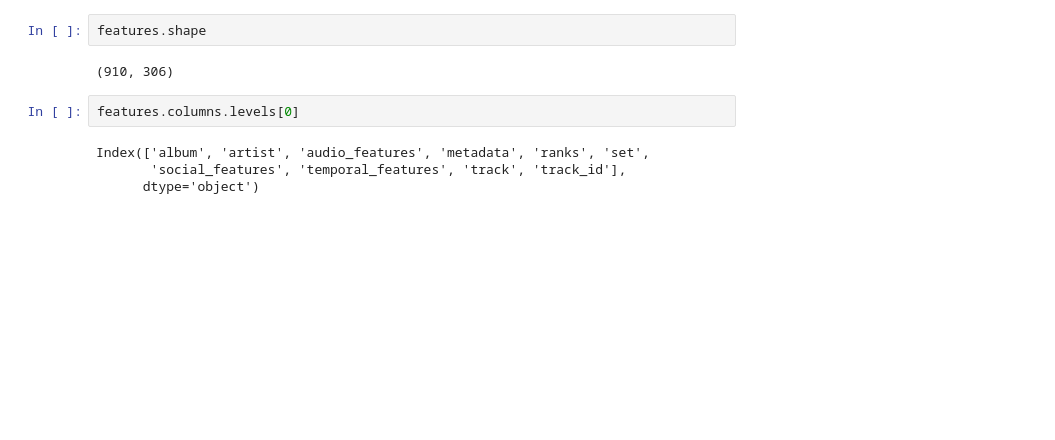
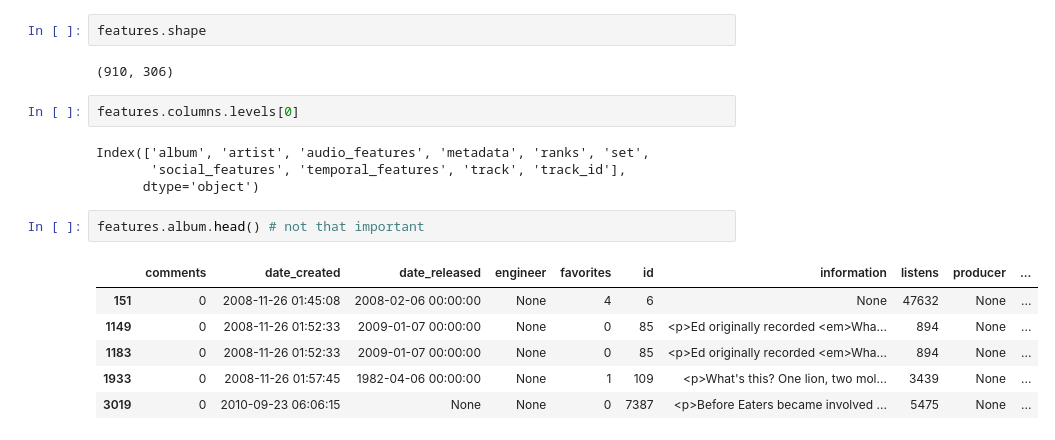
Before and after one commit to cayasryan/AI-201-Final-Project, a Jupyter notebook: data-preparation/feature-extraction/extract_music_feats.ipynb, the cells around one changed output. Drawn from its saved outputs; the diff is of its cells as text; blank space fills up the shorter version.

Commit message:
extract important music feats

```diff
--- a/data-preparation/feature-extraction/extract_music_feats.ipynb
+++ b/data-preparation/feature-extraction/extract_music_feats.ipynb
@@ -28,3 +28,12 @@ features.columns.levels[0]
 Index(['album', 'artist', 'audio_features', 'metadata', 'ranks', 'set',
        'social_features', 'temporal_features', 'track', 'track_id'],
       dtype='object')
+# %%
+features.album.head() # not that important
+# %% [output]
+|  | comments | date_created | date_released | engineer | favorites | id | information | listens | producer | ... |
+| 151 | 0 | 2008-11-26 01:45:08 | 2008-02-06 00:00:00 | None | 4 | 6 | None | 47632 | None | ... |
+| 1149 | 0 | 2008-11-26 01:52:33 | 2009-01-07 00:00:00 | None | 0 | 85 | <p>Ed originally recorded <em>Wha... | 894 | None | ... |
+| 1183 | 0 | 2008-11-26 01:52:33 | 2009-01-07 00:00:00 | None | 0 | 85 | <p>Ed originally recorded <em>Wha... | 894 | None | ... |
+| 1933 | 0 | 2008-11-26 01:57:45 | 1982-04-06 00:00:00 | None | 1 | 109 | <p>What's this? One lion, two mol... | 3439 | None | ... |
+| 3019 | 0 | 2010-09-23 06:06:15 | None | None | 0 | 7387 | <p>Before Eaters became involved ... | 5475 | None | ... |
```
Also changed, not shown: parts of 12 cells of this notebook, 1 other file.
